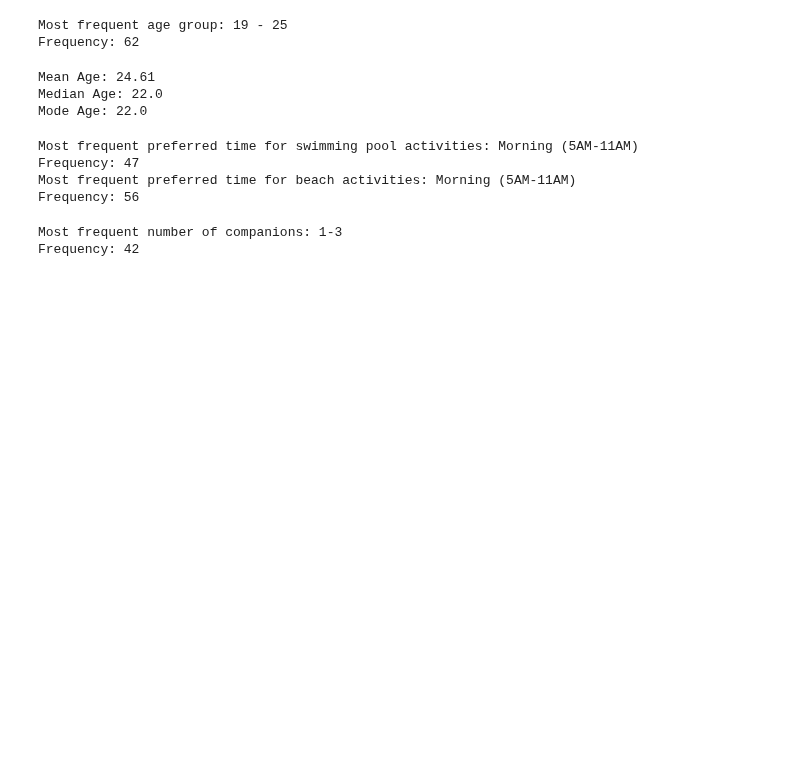
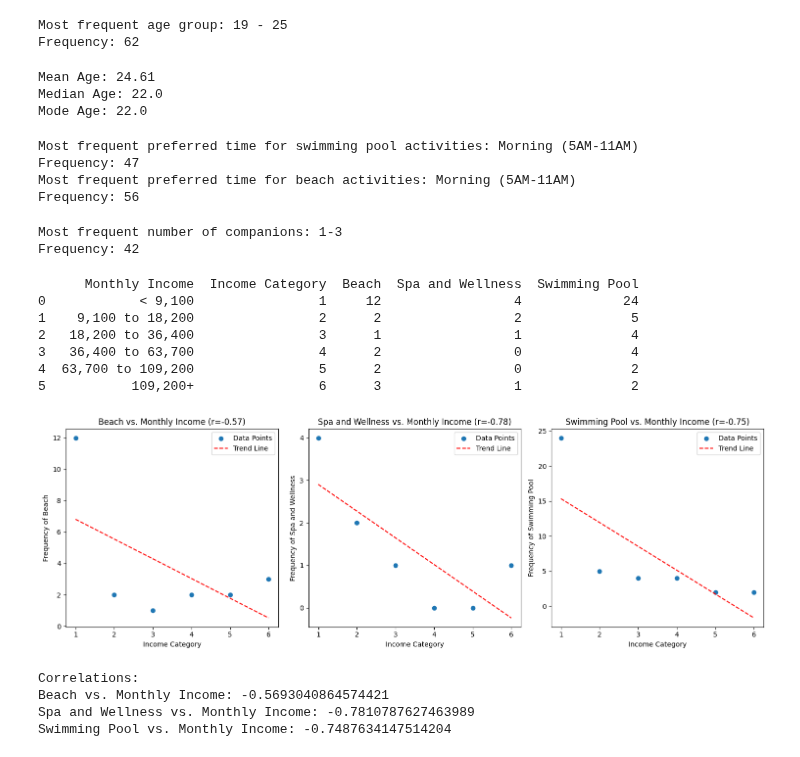
Before and after one commit to KinGabriel/Team_Sports_Survey_Analysis, a Jupyter notebook: descriptive_analysis.ipynb, the cells around one changed output. Drawn from its saved outputs; the diff is of its cells as text; code cells hidden in the pictures; blank space fills up the shorter version.

Commit message:
Code for the correlation of monthly income to what activities the customers will participate in and peak check in days (descriptive analysis)

```diff
--- a/descriptive_analysis.ipynb
+++ b/descriptive_analysis.ipynb
@@ -165,3 +166,83 @@ print("Frequency:", mode_frequency)
 # %% [output]
 Most frequent number of companions: 1-3
 Frequency: 42
+# %%
+# Descriptive analysis for the correlation of monthly income to what activities the customers will participate in
+
+# Load dataset
+df = pd.read_csv('/Users/julianne/Downloads/_KalApache-Team Sports survey - Cleaned - Team Sports Survey.csv')
+
+# Keep only relevant columns
+df = df[['Monthly Income (Php)', 'First Preferred Activity Upon Resort Booking']]
+
+# Define income categories
+income_mapping = {
+    '< 9,100': 1,
+    '9,100 to 18,200': 2,
+    '18,200 to 36,400': 3,
+    '36,400 to 63,700': 4,
+    '63,700 to 109,200': 5,
+    '109,200+': 6,
+    '109,200 +': 6
+}
+
+df['Income Category'] = df['Monthly Income (Php)'].map(income_mapping)
+
+# Count preferences for Beach, Spa and Wellness, and Swimming Pool
+categories = ['Beach', 'Spa and Wellness', 'Swimming Pool']
+frequency_dict = {cat: [0] * 6 for cat in categories}
+for income_cat in range(1, 7):
+    subset = df[df['Income Category'] == income_cat]
+    for cat in categories:
+        frequency_dict[cat][income_cat - 1] = (subset['First Preferred Activity Upon Resort Booking'] == cat).sum()
+
+# Create summary DataFrame
+summary_df = pd.DataFrame({
+    'Monthly Income': list(income_mapping.keys())[:6],
+    'Income Category': list(range(1, 7)),
+    'Beach': frequency_dict['Beach'],
+    'Spa and Wellness': frequency_dict['Spa and Wellness'],
+    'Swimming Pool': frequency_dict['Swimming Pool']
+})
+print(summary_df)
+
+# Calculate correlations and plot scatter plots
+correlations = {}
+fig, axes = plt.subplots(1, 3, figsize=(15, 5))
+for i, cat in enumerate(categories):
+    corr, _ = stats.pearsonr(summary_df['Income Category'], summary_df[cat])
+    correlations[cat] = corr
+
+    # Scatter plot
+    axes[i].scatter(summary_df['Income Category'], summary_df[cat], label="Data Points")
+
+    # Trend line
+    z = np.polyfit(summary_df['Income Category'], summary_df[cat], 1)
+    p = np.poly1d(z)
+    axes[i].plot(summary_df['Income Category'], p(summary_df['Income Category']), "r--", label="Trend Line")
+
+    axes[i].set_title(f"{cat} vs. Monthly Income (r={corr:.2f})")
+    axes[i].set_xlabel("Income Category")
+    axes[i].set_ylabel(f"Frequency of {cat}")
+    axes[i].legend()
+
+plt.tight_layout()
+plt.show()
+
+# Print correlation results
+print("Correlations:")
+for key, value in correlations.items():
+    print(f"{key} vs. Monthly Income: {value}")
+# %% [output]
+      Monthly Income  Income Category  Beach  Spa and Wellness  Swimming Pool
+0            < 9,100                1     12                 4             24
+1    9,100 to 18,200                2      2                 2              5
+2   18,200 to 36,400                3      1                 1              4
+3   36,400 to 63,700                4      2                 0              4
+4  63,700 to 109,200                5      2                 0              2
+5           109,200+                6      3                 1              2
+[figure, added]
+Correlations:
+Beach vs. Monthly Income: -0.5693040864574421
+Spa and Wellness vs. Monthly Income: -0.7810787627463989
+Swimming Pool vs. Monthly Income: -0.7487634147514204
```
Also changed, not shown: parts of 2 cells of this notebook.
